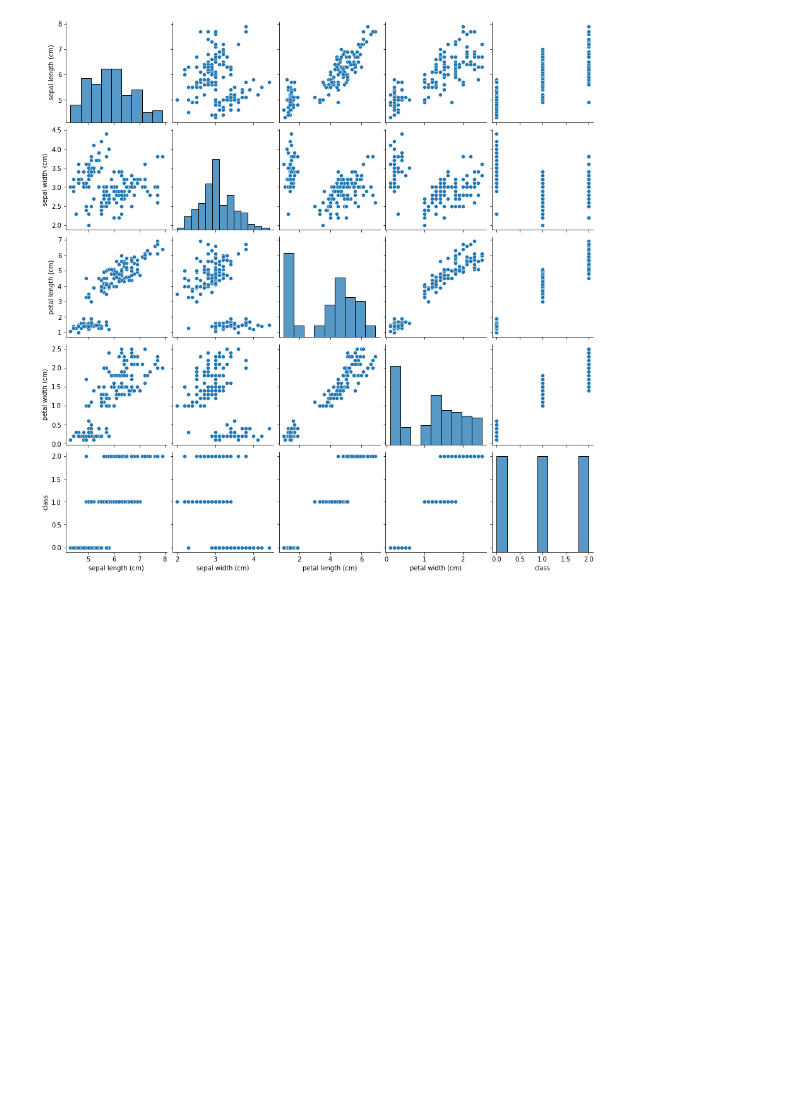
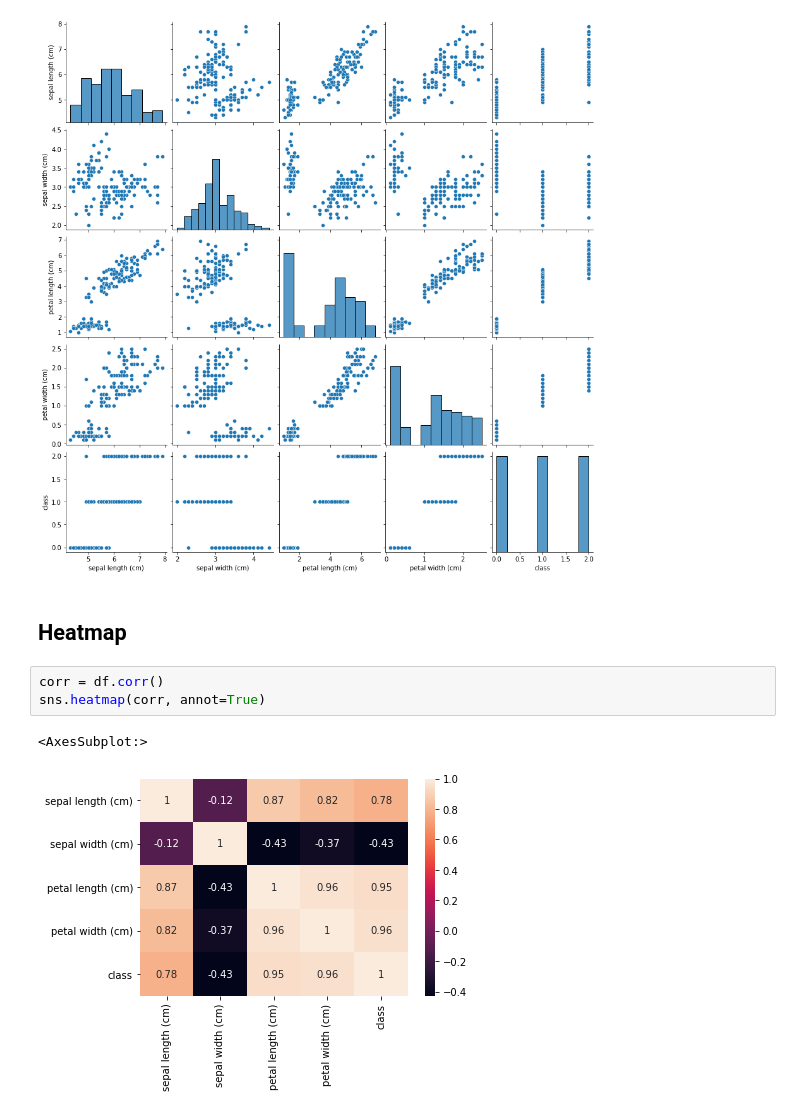
Before and after one commit to v-fuentec/AI-bootcamp, a Jupyter notebook: data-visualization.ipynb, the cells around one changed output. Saved outputs shown, nothing was run; the diff lists cells and outputs as text; blank space fills up the shorter version.

Commit message:
Correlation and heatmaps

```diff
--- a/data-visualization.ipynb
+++ b/data-visualization.ipynb
@@ -127,3 +127,11 @@ sns.pairplot(df)
 # %% [output]
 <seaborn.axisgrid.PairGrid at 0x...>
 [figure]
+# %% [markdown]
+## Heatmap
+# %%
+corr = df.corr()
+sns.heatmap(corr, annot=True)
+# %% [output]
+<AxesSubplot:>
+[figure, added]
```
